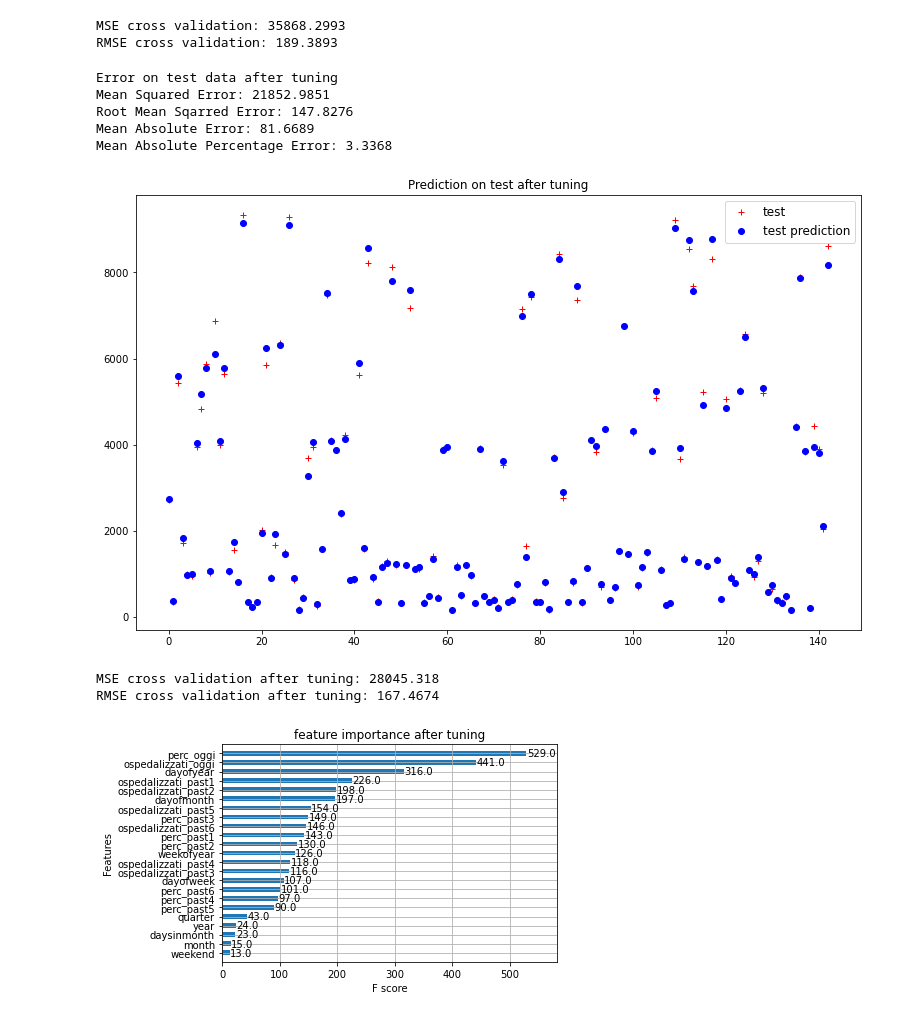
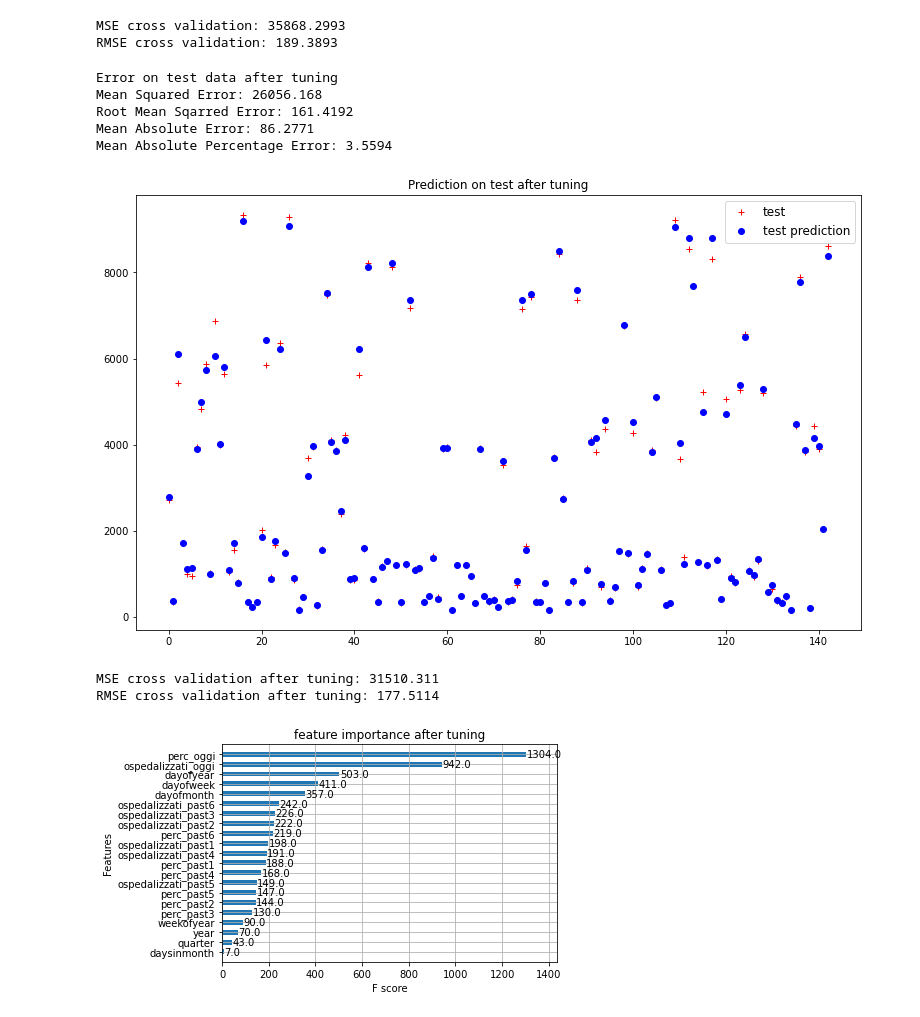
Before and after one commit to MicheleRomano1996/lombacovid_prediction, a Jupyter notebook: lomba_cgb_regression_test.ipynb, the cells around one changed output. Drawn from its saved outputs; the diff is of its cells as text; code cells hidden in the pictures.

```diff
--- a/lomba_cgb_regression_test.ipynb
+++ b/lomba_cgb_regression_test.ipynb
@@ -132,7 +132,8 @@ plt.show()
 # early stopping rounds for xgboost
 model = XGBRegressor(n_estimators=300,
                          max_depth=6,
-                         learning_rate=0.1)
+                         learning_rate=0.1,
+                         seed = 42)
 model.fit(X_train, y_train,
           eval_set=[(X_train, y_train), (X_val, y_val)],
           early_stopping_rounds=15,
@@ -269,42 +270,42 @@ tune_y_test_pred = best_estimator.predict(X_test)
 
 # error on test on the first prediction
 print('Error on test data after tuning')
 calcError(y_test,tune_y_test_pred)
 
 # plot train vs val
 plt.figure(figsize=(13,8))
 plt.plot(y_test.values,'r+',label='test')
 plt.plot(tune_y_test_pred,'bo',label='test prediction')
 plt.legend(prop={'size': 12})
 plt.title('Prediction on test after tuning')
 plt.show()
 
 # error with cross validation on entire training set
 cv = RepeatedKFold(n_splits=10, n_repeats=3, random_state=1)
-scores = cross_val_score(model_cv,
+scores = cross_val_score(best_estimator,
                          X_train_total,
                          y_train_total,
                          scoring='neg_mean_squared_error',
                          cv=cv,
                          n_jobs=-1)
 
 print(f'\nMSE cross validation after tuning: {round(abs(scores).mean(),4)}')
 print(f'RMSE cross validation after tuning: {round(sqrt(abs(scores).mean()),4)}')
 
 # feature importance of tuning xgboost
 plot_importance(model,height=0.5)
 plt.title('feature importance after tuning')
 plt.show()
 # %% [output]
 Error on test data after tuning
-Mean Squared Error: 21852.9851
-Root Mean Sqarred Error: 147.8276
-Mean Absolute Error: 81.6689
-Mean Absolute Percentage Error: 3.3368
+Mean Squared Error: 26056.168
+Root Mean Sqarred Error: 161.4192
+Mean Absolute Error: 86.2771
+Mean Absolute Percentage Error: 3.5594
-[figure, old version]
+[figure, new version]
-MSE cross validation after tuning: 28045.318
-RMSE cross validation after tuning: 167.4674
+MSE cross validation after tuning: 31510.311
+RMSE cross validation after tuning: 177.5114
-[figure, old version]
+[figure, new version]
 # %%
 # creazione dataframe per predizioni future
 data = pd.read_csv('https://www.lombacovid.it/story.csv',usecols = ['data','perc_story','ospedalizzati_story'])
```
Also changed, not shown: parts of 4 cells of this notebook.
